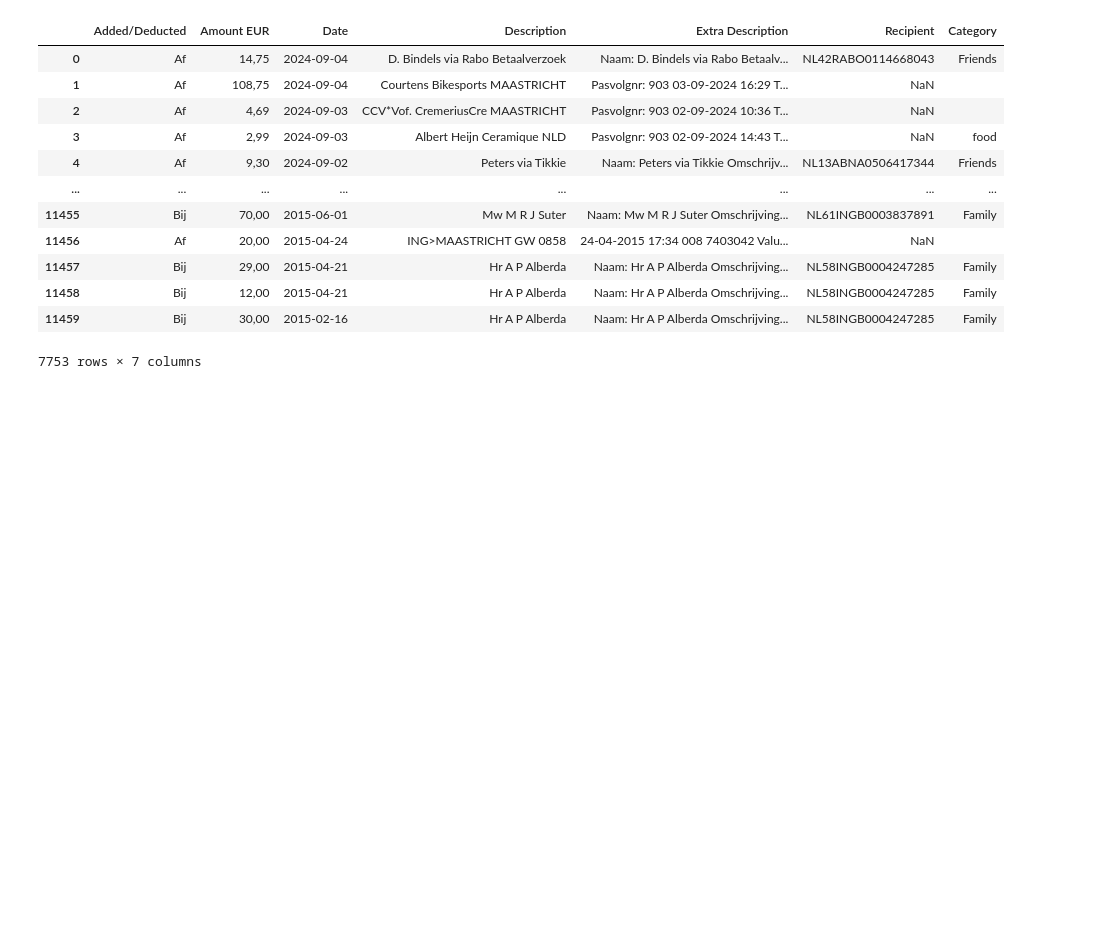
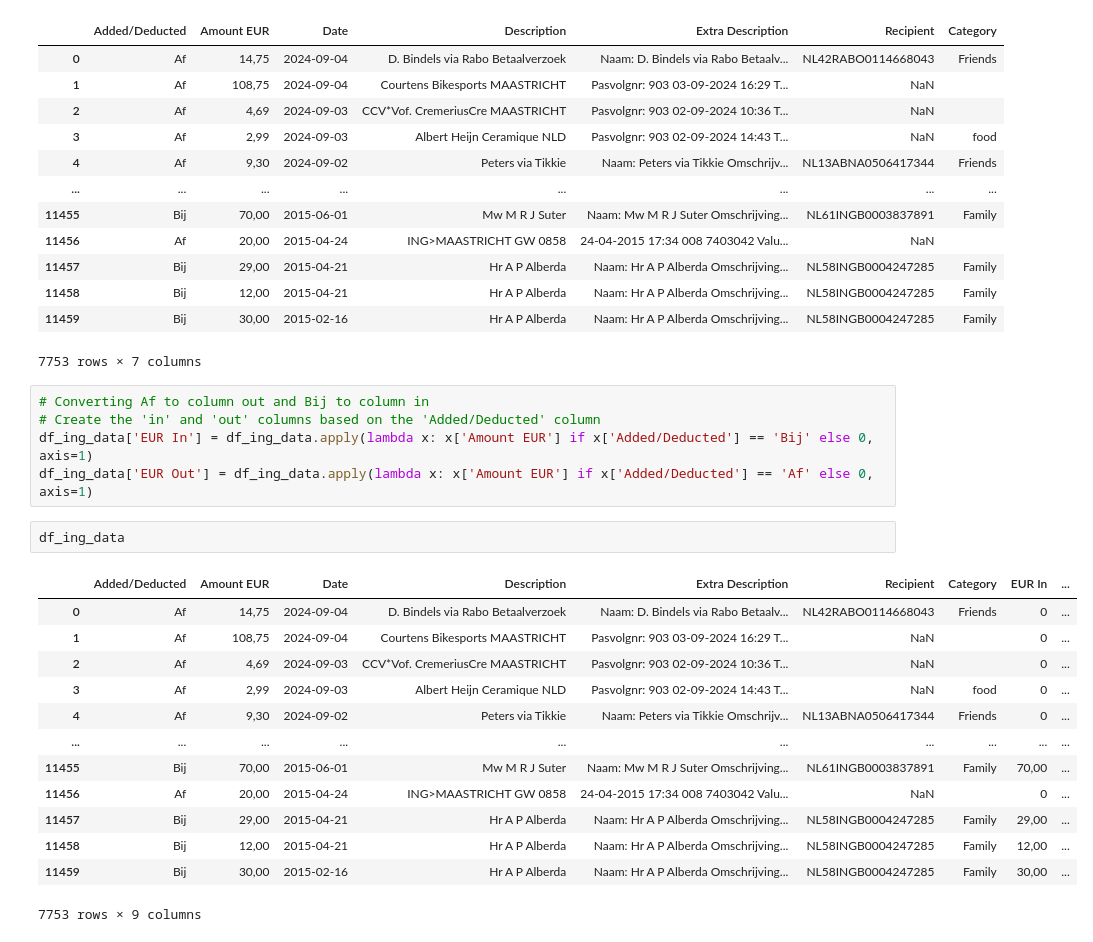
Before and after one commit to Paoloal/datasciencejourney, a Jupyter notebook: pythonlearnings/part1_jupyternotebook_and_basic_syntax/personalfinanceproject/PersonalFinanceProject.ipynb, the cells around one changed output. Saved outputs shown, nothing was run; the diff lists cells and outputs as text; blank space fills up the shorter version.

```diff
--- a/pythonlearnings/part1_jupyternotebook_and_basic_syntax/personalfinanceproject/PersonalFinanceProject.ipynb
+++ b/pythonlearnings/part1_jupyternotebook_and_basic_syntax/personalfinanceproject/PersonalFinanceProject.ipynb
@@ -305,3 +305,24 @@ df_ing_data
 | 11458 | Bij | 12,00 | 2015-04-21 | Hr A P Alberda | Naam: Hr A P Alberda Omschrijving... | NL58INGB0004247285 | Family |
 | 11459 | Bij | 30,00 | 2015-02-16 | Hr A P Alberda | Naam: Hr A P Alberda Omschrijving... | NL58INGB0004247285 | Family |
 7753 rows × 7 columns
+# %%
+# Converting Af to column out and Bij to column in
+# Create the 'in' and 'out' columns based on the 'Added/Deducted' column
+df_ing_data['EUR In'] = df_ing_data.apply(lambda x: x['Amount EUR'] if x['Added/Deducted'] == 'Bij' else 0, axis=1)
+df_ing_data['EUR Out'] = df_ing_data.apply(lambda x: x['Amount EUR'] if x['Added/Deducted'] == 'Af' else 0, axis=1)
+# %%
+df_ing_data
+# %% [output]
+|  | Added/Deducted | Amount EUR | Date | Description | Extra Description | Recipient | Category | EUR In | ... |
+| 0 | Af | 14,75 | 2024-09-04 | D. Bindels via Rabo Betaalverzoek | Naam: D. Bindels via Rabo Betaalv... | NL42RABO0114668043 | Friends | 0 | ... |
+| 1 | Af | 108,75 | 2024-09-04 | Courtens Bikesports MAASTRICHT | Pasvolgnr: 903 03-09-2024 16:29 T... | NaN |  | 0 | ... |
+| 2 | Af | 4,69 | 2024-09-03 | CCV*Vof. CremeriusCre MAASTRICHT | Pasvolgnr: 903 02-09-2024 10:36 T... | NaN |  | 0 | ... |
+| 3 | Af | 2,99 | 2024-09-03 | Albert Heijn Ceramique NLD | Pasvolgnr: 903 02-09-2024 14:43 T... | NaN | food | 0 | ... |
+| 4 | Af | 9,30 | 2024-09-02 | Peters via Tikkie | Naam: Peters via Tikkie Omschrijv... | NL13ABNA0506417344 | Friends | 0 | ... |
+| ... | ... | ... | ... | ... | ... | ... | ... | ... | ... |
+| 11455 | Bij | 70,00 | 2015-06-01 | Mw M R J Suter | Naam: Mw M R J Suter Omschrijving... | NL61INGB0003837891 | Family | 70,00 | ... |
+| 11456 | Af | 20,00 | 2015-04-24 | ING>MAASTRICHT GW 0858 | 24-04-2015 17:34 008 7403042 Valu... | NaN |  | 0 | ... |
+| 11457 | Bij | 29,00 | 2015-04-21 | Hr A P Alberda | Naam: Hr A P Alberda Omschrijving... | NL58INGB0004247285 | Family | 29,00 | ... |
+| 11458 | Bij | 12,00 | 2015-04-21 | Hr A P Alberda | Naam: Hr A P Alberda Omschrijving... | NL58INGB0004247285 | Family | 12,00 | ... |
+| 11459 | Bij | 30,00 | 2015-02-16 | Hr A P Alberda | Naam: Hr A P Alberda Omschrijving... | NL58INGB0004247285 | Family | 30,00 | ... |
+7753 rows × 9 columns
```
Also changed, not shown: parts of 1 cell of this notebook.
